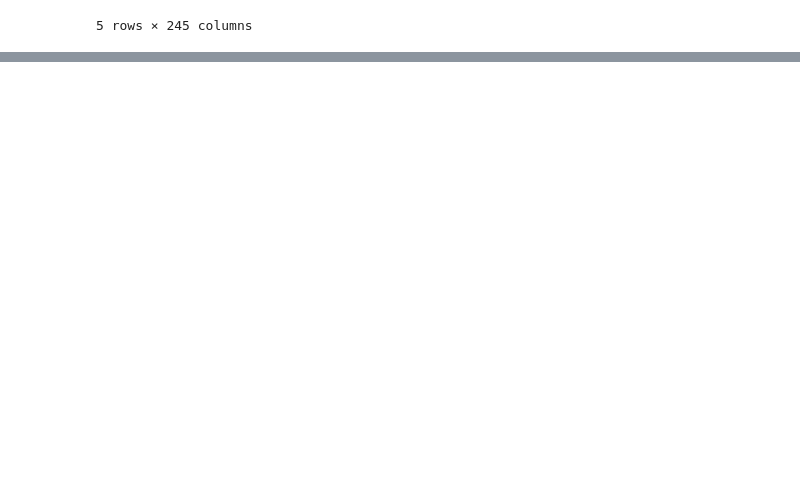
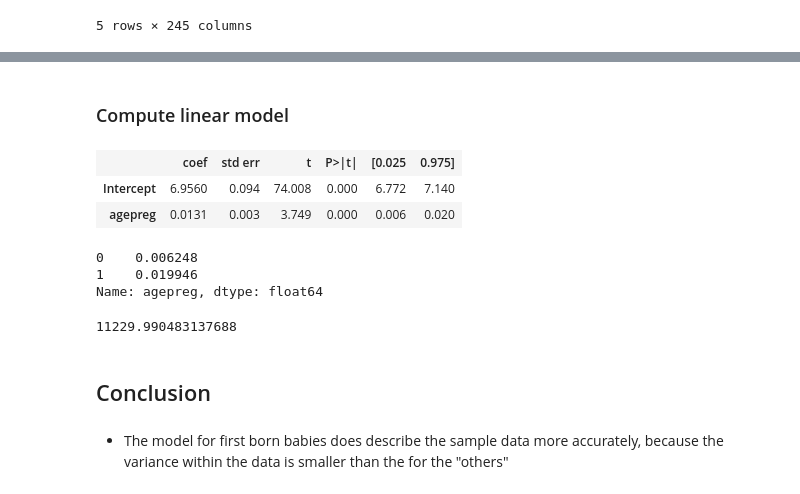
Before and after one commit to Heity94/01_DataScience_2021, a Jupyter notebook: Week_05/Homework5.ipynb, the cells around one changed output, grey strips where cells are left out. Saved outputs shown, nothing was run; the diff lists cells and outputs as text; code cells hidden in the pictures; blank space fills up the shorter version.

```diff
--- a/Week_05/Homework5.ipynb
+++ b/Week_05/Homework5.ipynb
@@ -31,0 +92,26 @@ live.head()
+# %% [markdown]
+### Compute linear model
+# %%
+est_others = smf.ols('totalwgt_lb ~ agepreg', live_others).fit() #  y ~ x
+est_others.summary().tables[1]
+# %% [output]
+|  | coef | std err | t | P>|t| | [0.025 | 0.975] |
+| Intercept | 6.9560 | 0.094 | 74.008 | 0.000 | 6.772 | 7.140 |
+| agepreg | 0.0131 | 0.003 | 3.749 | 0.000 | 0.006 | 0.020 |
+# %%
+conf_inv_others = est_others.conf_int().loc["agepreg",:]
+conf_inv_others
+# %% [output]
+0    0.006248
+1    0.019946
+Name: agepreg, dtype: float64
+# %%
+# RSS with regression coefficients
+rss_others = np.sum((live_others.totalwgt_lb - (est_others.params[0] + est_others.params[1]*live_others.agepreg))**2)
+rss_others
+# %% [output]
+11229.990483137688
+# %% [markdown]
+## Conclusion
+# %% [markdown]
+- The model for first born babies does describe the sample data more accurately, because the variance within the data is smaller than the for the "others"
```
Also changed, not shown: parts of 15 cells of this notebook, 2 other files.
